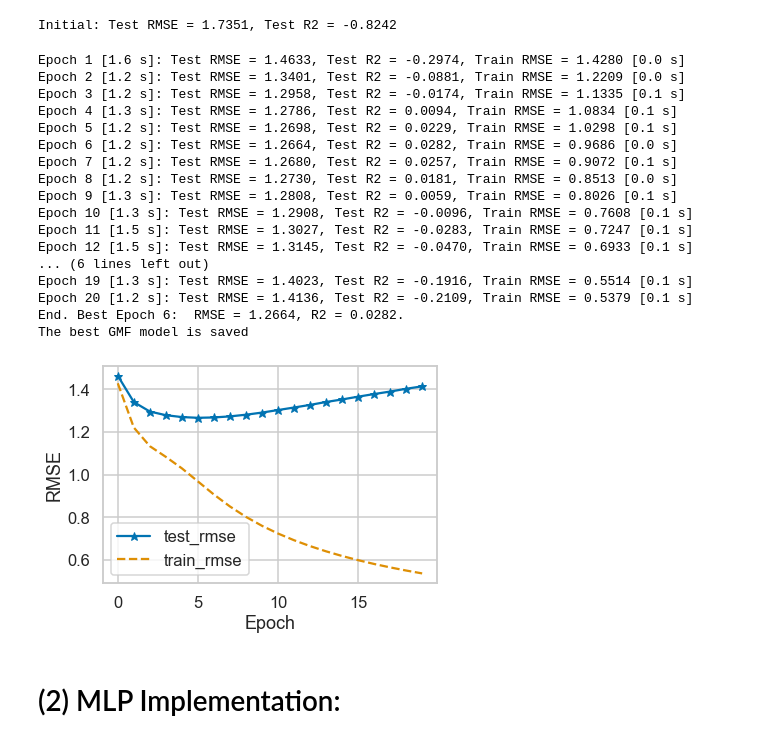
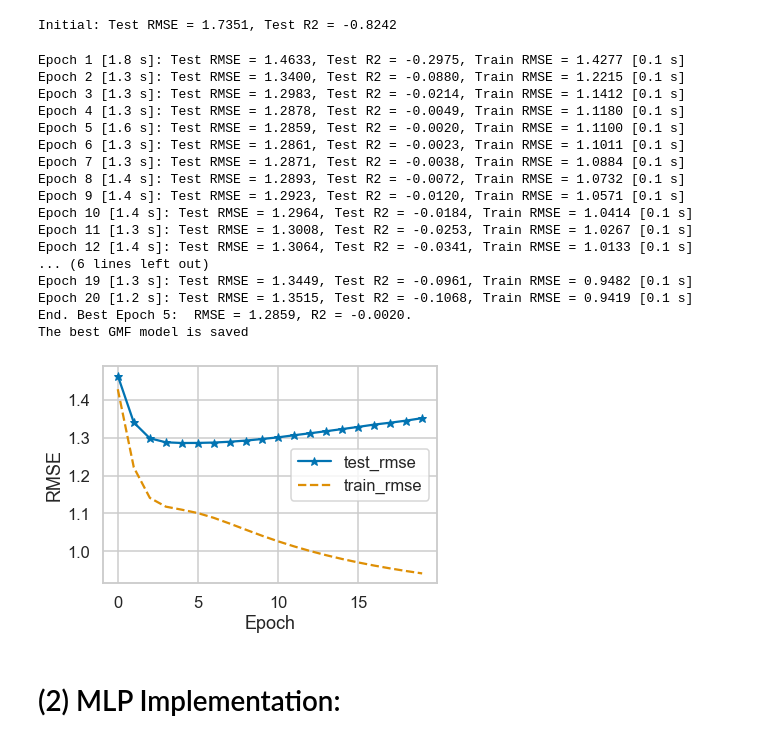
Before and after one commit to akhilesh-somani/Restaurant_Recommendation_System, a Jupyter notebook: Our_Approach.ipynb, the cells around one changed output. Saved outputs shown, nothing was run; the diff lists cells and outputs as text; code cells hidden in the pictures.

```diff
--- a/Our_Approach.ipynb
+++ b/Our_Approach.ipynb
@@ -134,4 +134,6 @@ print(num_of_user_features)
 21
+# %%
+num_of_features = num_of_user_features
 # %%
 user_features = np.zeros([num_users, len(features)])
 
@@ -288,46 +366,41 @@ def get_gmf_model(num_users, num_items, regs = [0,0]):
     # Input variables
     user_input = Input(shape=(1,), dtype='float32', name = 'user_input')
     item_input = Input(shape=(1,), dtype='float32', name = 'item_input')
-    user_feature_input = Input(shape = (num_of_user_features, ), dtype='float32', name = 'user_feature_input')
+    user_feature_input = Input(shape = (num_of_features, ), dtype='float32', name = 'user_feature_input')
+    item_feature_input = Input(shape = (num_of_features, ), dtype='float32', name = 'item_feature_input')
 
-    MF_Embedding_User_ID = Embedding(input_dim = num_users, output_dim = num_of_user_features, name = 'user_embedding',
-                                  embeddings_initializer='random_normal', embeddings_regularizer = l2(regs[0]),
-                                  input_length = 1)
-    MF_Embedding_Item = Embedding(input_dim = num_items, output_dim = num_of_user_features, name = 'item_embedding',
-                                  embeddings_initializer='random_normal', embeddings_regularizer = l2(regs[1]),
-                                  input_length = 1)
+    MF_Embedding_User_ID = Embedding(input_dim = num_users, output_dim = num_of_features, name = 'user_embedding',
+                                     embeddings_initializer='random_normal', embeddings_regularizer = l2(regs[0]),
+                                     input_length = 1)
+    MF_Embedding_Item_ID = Embedding(input_dim = num_items, output_dim = num_of_features, name = 'item_embedding',
+                                     embeddings_initializer='random_normal', embeddings_regularizer = l2(regs[1]),
+                                     input_length = 1)
 
     # Crucial to flatten an embedding vector!
     user_latent = Flatten()(MF_Embedding_User_ID(user_input))
-    item_latent = Flatten()(MF_Embedding_Item(item_input))
+    item_latent = Flatten()(MF_Embedding_Item_ID(item_input))
 
-    # Element-wise product of user_latent and user_feature_input
+    # Element-wise product for user and item layers
     user_feature_latent = Multiply()([user_latent, user_feature_input])
+    item_feature_latent = Multiply()([item_latent, item_feature_input])
 
     # Element-wise product of user and item embeddings
-    predict_vector = Multiply()([user_feature_latent, item_latent])
+    predict_vector = Multiply()([user_feature_latent, item_feature_latent])
 
     # Final prediction layer
     prediction = Dense(1, activation='sigmoid', kernel_initializer='lecun_uniform', name = 'prediction')(predict_vector)
 
-    model = Model(inputs = [user_input, item_input, user_feature_input], outputs = prediction)
+    model = Model(inputs = [user_input, item_input, user_feature_input, item_feature_input], outputs = prediction)
 
     return model
-
-def get_train_instances(X, y):
-    X = np.array(X)
-    users, items, user_features = X[:, 0], X[:, 1], X[:, 2:]
-    ratings = y
-
-    return users, items, user_features, ratings
 # %%
 def evaluate_model(model, X, y):
     """
     Return: score of each test rating.
     """
-    users, items, user_features, ratings = get_train_instances(X, y)
+    users, items, user_features, item_features, ratings = get_train_instances(X, y)
 
-    predictions = model.predict([users, items, user_features], batch_size = 1000, verbose = 0)
+    predictions = model.predict([users, items, user_features, item_features], batch_size = 1000, verbose = 0)
 
     y_actual = np.array(y) * 5
     y_pred = np.array(predictions) * 5
@@ -370,14 +443,14 @@ train_loss = []
 test_rmse, test_r2 = [], []
 best_mse = float('inf')
 
+# Generate training instances
+user_input, item_input, user_feature_input, item_feature_input, ratings = get_train_instances(X_train, y_train)
+
 for epoch in range(num_epochs):
     t1 = time()
 
-    # Generate training instances
-    user_input, item_input, user_feature_input, ratings = get_train_instances(X_train, y_train)
-
     # Training
-    history = model.fit([user_input, item_input, user_feature_input], # input
+    history = model.fit([user_input, item_input, user_feature_input, item_feature_input], # input
                          np.array(ratings), # labels
                          batch_size = batch_size, epochs = 1, verbose = 0)
 
@@ -387,49 +460,49 @@ for epoch in range(num_epochs):
 
     # Evaluation
 
     (mse, r2) = evaluate_model(model, X_test, y_test)
 
     test_rmse.append(np.sqrt(mse))
     test_r2.append(r2)
 
     print('Epoch %d [%.1f s]: Test RMSE = %.4f, Test R2 = %.4f, Train RMSE = %.4f [%.1f s]'
           % (epoch + 1,  t2 - t1, test_rmse[-1], test_r2[-1], train_loss[-1], time() - t2))
 
     if mse < best_mse:
         best_mse, best_r2, best_iter = mse, r2, epoch + 1
         if out > 0:
             model.save_weights(model_out_file_gmf, overwrite = True)
 
 print("End. Best Epoch %d:  RMSE = %.4f, R2 = %.4f. " %(best_iter, np.sqrt(best_mse), best_r2))
 if out > 0:
     print("The best GMF model is saved")
 
 
 plt.plot(test_rmse, '*-', label = 'test_rmse')
 plt.plot(train_loss, '--', label = 'train_rmse')
 plt.legend()
 plt.xlabel('Epoch')
 plt.ylabel('RMSE')
 plt.show()
 # %% [output]
-Epoch 1 [1.6 s]: Test RMSE = 1.4633, Test R2 = -0.2974, Train RMSE = 1.4280 [0.0 s]
-Epoch 2 [1.2 s]: Test RMSE = 1.3401, Test R2 = -0.0881, Train RMSE = 1.2209 [0.0 s]
-Epoch 3 [1.2 s]: Test RMSE = 1.2958, Test R2 = -0.0174, Train RMSE = 1.1335 [0.1 s]
-Epoch 4 [1.3 s]: Test RMSE = 1.2786, Test R2 = 0.0094, Train RMSE = 1.0834 [0.1 s]
-Epoch 5 [1.2 s]: Test RMSE = 1.2698, Test R2 = 0.0229, Train RMSE = 1.0298 [0.1 s]
-Epoch 6 [1.2 s]: Test RMSE = 1.2664, Test R2 = 0.0282, Train RMSE = 0.9686 [0.0 s]
-Epoch 7 [1.2 s]: Test RMSE = 1.2680, Test R2 = 0.0257, Train RMSE = 0.9072 [0.1 s]
-Epoch 8 [1.2 s]: Test RMSE = 1.2730, Test R2 = 0.0181, Train RMSE = 0.8513 [0.0 s]
-Epoch 9 [1.3 s]: Test RMSE = 1.2808, Test R2 = 0.0059, Train RMSE = 0.8026 [0.1 s]
-Epoch 10 [1.3 s]: Test RMSE = 1.2908, Test R2 = -0.0096, Train RMSE = 0.7608 [0.1 s]
-Epoch 11 [1.5 s]: Test RMSE = 1.3027, Test R2 = -0.0283, Train RMSE = 0.7247 [0.1 s]
-Epoch 12 [1.5 s]: Test RMSE = 1.3145, Test R2 = -0.0470, Train RMSE = 0.6933 [0.1 s]
+Epoch 1 [1.8 s]: Test RMSE = 1.4633, Test R2 = -0.2975, Train RMSE = 1.4277 [0.1 s]
+Epoch 2 [1.3 s]: Test RMSE = 1.3400, Test R2 = -0.0880, Train RMSE = 1.2215 [0.1 s]
+Epoch 3 [1.3 s]: Test RMSE = 1.2983, Test R2 = -0.0214, Train RMSE = 1.1412 [0.1 s]
+Epoch 4 [1.3 s]: Test RMSE = 1.2878, Test R2 = -0.0049, Train RMSE = 1.1180 [0.1 s]
+Epoch 5 [1.6 s]: Test RMSE = 1.2859, Test R2 = -0.0020, Train RMSE = 1.1100 [0.1 s]
+Epoch 6 [1.3 s]: Test RMSE = 1.2861, Test R2 = -0.0023, Train RMSE = 1.1011 [0.1 s]
+Epoch 7 [1.3 s]: Test RMSE = 1.2871, Test R2 = -0.0038, Train RMSE = 1.0884 [0.1 s]
+Epoch 8 [1.4 s]: Test RMSE = 1.2893, Test R2 = -0.0072, Train RMSE = 1.0732 [0.1 s]
+Epoch 9 [1.4 s]: Test RMSE = 1.2923, Test R2 = -0.0120, Train RMSE = 1.0571 [0.1 s]
+Epoch 10 [1.4 s]: Test RMSE = 1.2964, Test R2 = -0.0184, Train RMSE = 1.0414 [0.1 s]
+Epoch 11 [1.3 s]: Test RMSE = 1.3008, Test R2 = -0.0253, Train RMSE = 1.0267 [0.1 s]
+Epoch 12 [1.4 s]: Test RMSE = 1.3064, Test R2 = -0.0341, Train RMSE = 1.0133 [0.1 s]
 ... (6 lines left out)
-Epoch 19 [1.3 s]: Test RMSE = 1.4023, Test R2 = -0.1916, Train RMSE = 0.5514 [0.1 s]
-Epoch 20 [1.2 s]: Test RMSE = 1.4136, Test R2 = -0.2109, Train RMSE = 0.5379 [0.1 s]
-End. Best Epoch 6:  RMSE = 1.2664, R2 = 0.0282.
+Epoch 19 [1.3 s]: Test RMSE = 1.3449, Test R2 = -0.0961, Train RMSE = 0.9482 [0.1 s]
+Epoch 20 [1.2 s]: Test RMSE = 1.3515, Test R2 = -0.1068, Train RMSE = 0.9419 [0.1 s]
+End. Best Epoch 5:  RMSE = 1.2859, R2 = -0.0020.
 The best GMF model is saved
-[figure, old version]
+[figure, new version]
 # %% [markdown]
 # (2) MLP Implementation:
 # %%
```
Also changed, not shown: parts of 25 cells of this notebook.
